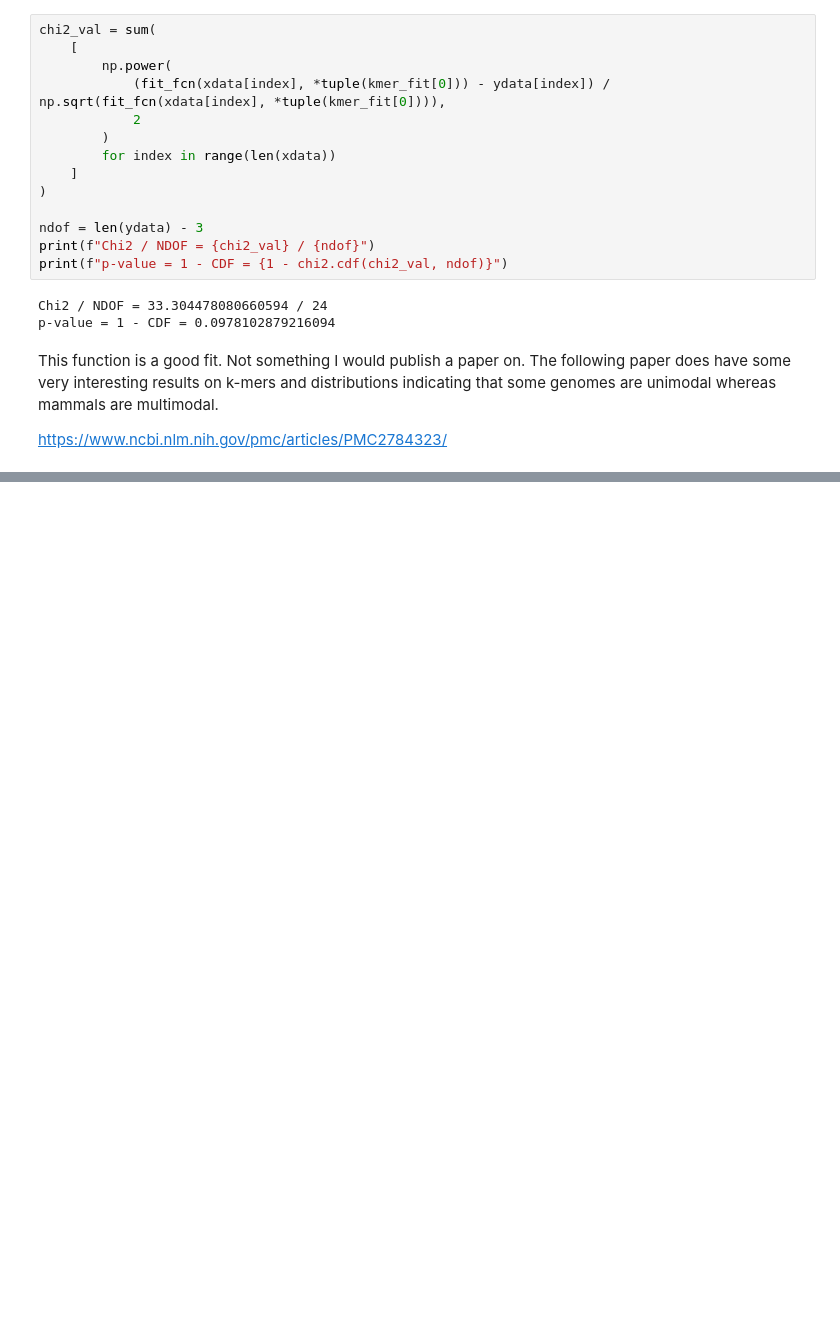
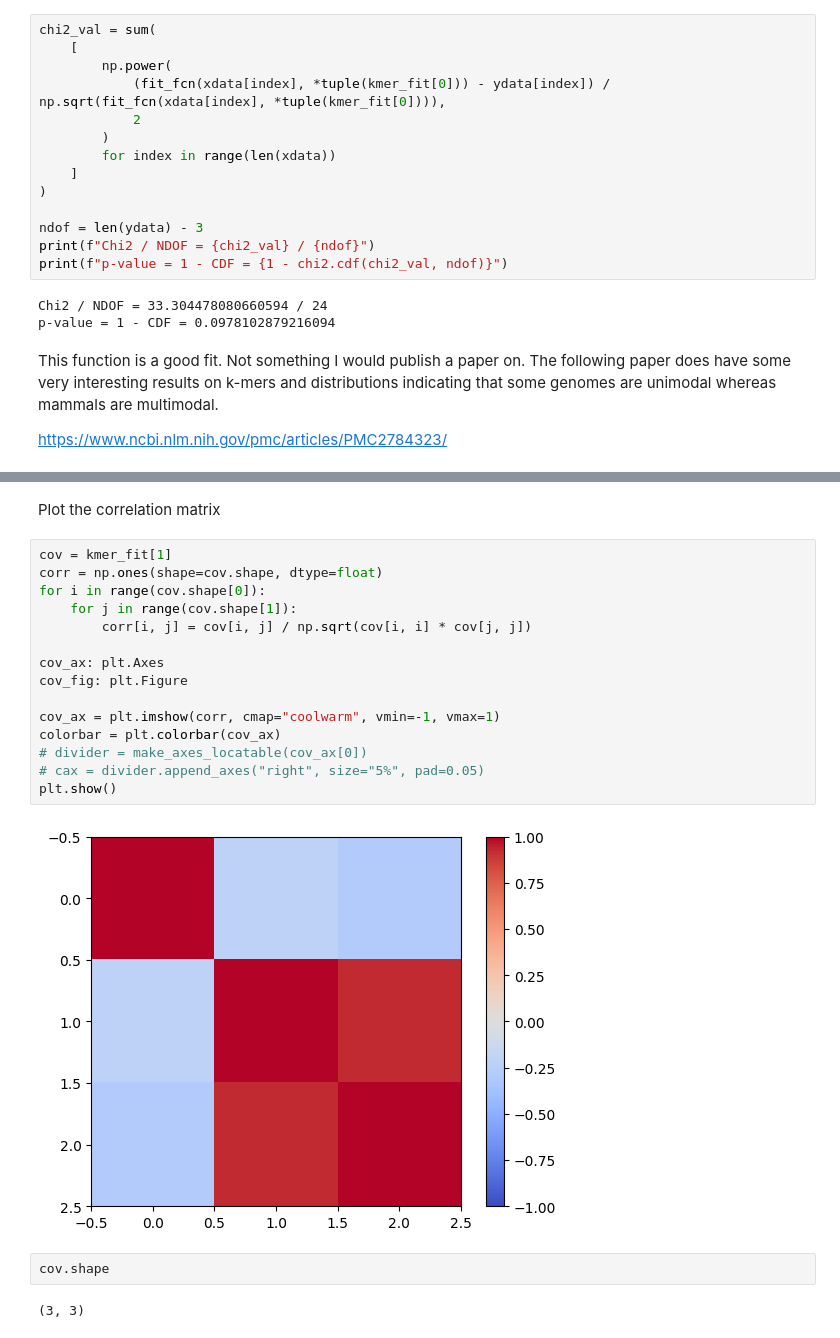
Before and after one commit to hoganman/algorithms-genomic-sequencing, a Jupyter notebook: kmers_distribution.ipynb, the cells around one changed output, grey strips where cells are left out. Drawn from its saved outputs; the diff is of its cells as text; blank space fills up the shorter version.

```diff
--- a/kmers_distribution.ipynb
+++ b/kmers_distribution.ipynb
@@ -220,0 +232,23 @@ https://www.ncbi.nlm.nih.gov/pmc/articles/PMC2784323/
+# %% [markdown]
+Plot the correlation matrix
+# %%
+cov = kmer_fit[1]
+corr = np.ones(shape=cov.shape, dtype=float)
+for i in range(cov.shape[0]):
+    for j in range(cov.shape[1]):
+        corr[i, j] = cov[i, j] / np.sqrt(cov[i, i] * cov[j, j])
+
+cov_ax: plt.Axes
+cov_fig: plt.Figure
+
+cov_ax = plt.imshow(corr, cmap="coolwarm", vmin=-1, vmax=1)
+colorbar = plt.colorbar(cov_ax)
+# divider = make_axes_locatable(cov_ax[0])
+# cax = divider.append_axes("right", size="5%", pad=0.05)
+plt.show()
+# %% [output]
+[figure, added]
+# %%
+cov.shape
+# %% [output]
+(3, 3)
```
Also changed, not shown: parts of 2 cells of this notebook.
